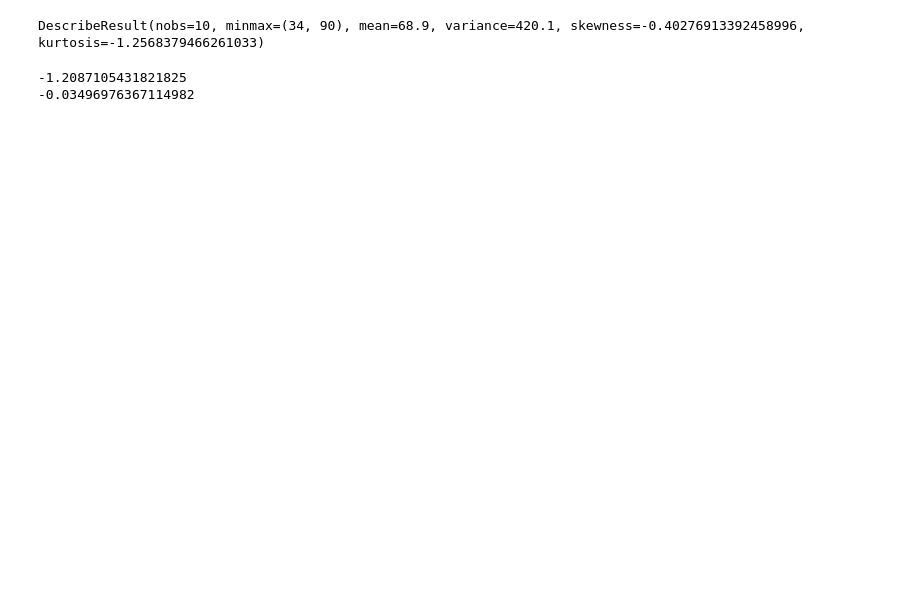
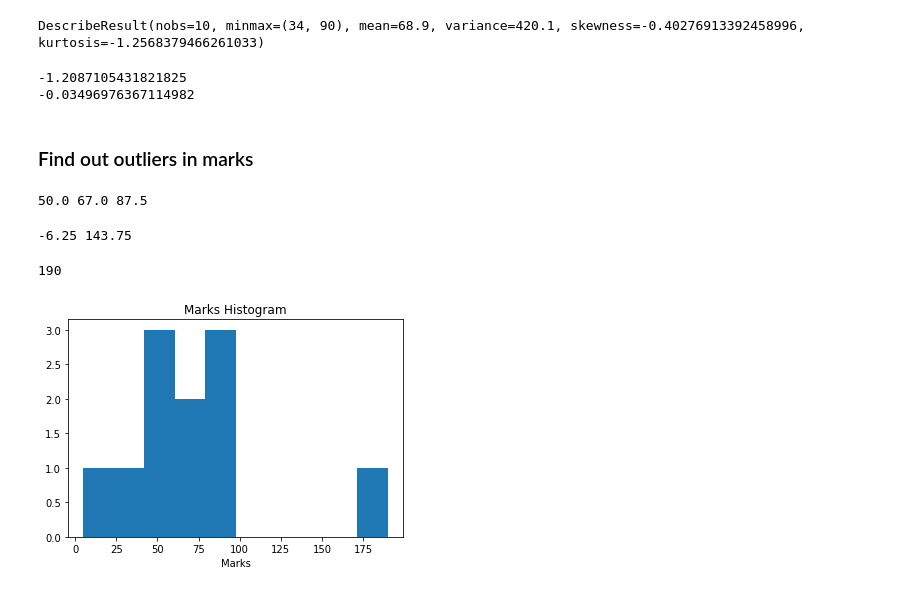
Before and after one commit to srikanthpragada/DS_16_AUG_2019, a Jupyter notebook: stat_demo.ipynb, the cells around one changed output. Cells and saved outputs as stored; diff of their text form; code cells hidden in the pictures; blank space fills up the shorter version.

```diff
--- a/stat_demo.ipynb
+++ b/stat_demo.ipynb
@@ -55,0 +58,24 @@ print(ss.skew(data))
+# %% [markdown]
+### Find out outliers in marks
+# %%
+marks = [5,56,78,89,45,55,67,34,90,86,100]
+iqr = ss.iqr(marks)
+q1 = np.percentile(marks,25)
+q2 = np.percentile(marks,50)
+q3 = np.percentile(marks,75)
+print(q1,q2,q3)
+# %% [output]
+50.0 67.0 87.5
+# %%
+lower_limit = q1 - iqr * 1.5
+upper_limit = q3 + iqr * 1.5
+print(lower_limit, upper_limit)
+# %% [output]
+-6.25 143.75
+# %%
+# Display outliers
+for n in marks:
+    if n > upper_limit or n < lower_limit:
+         print(n)
+# %% [output]
+190
@@ -55,0 +84,8 @@ print(ss.skew(data))
+# %%
+import matplotlib.pyplot as plt
+plt.hist(marks)
+plt.xlabel("Marks")
+plt.title("Marks Histogram")
+plt.show()
+# %% [output]
+[figure, added]
```
Also changed, not shown: parts of 13 cells of this notebook.
